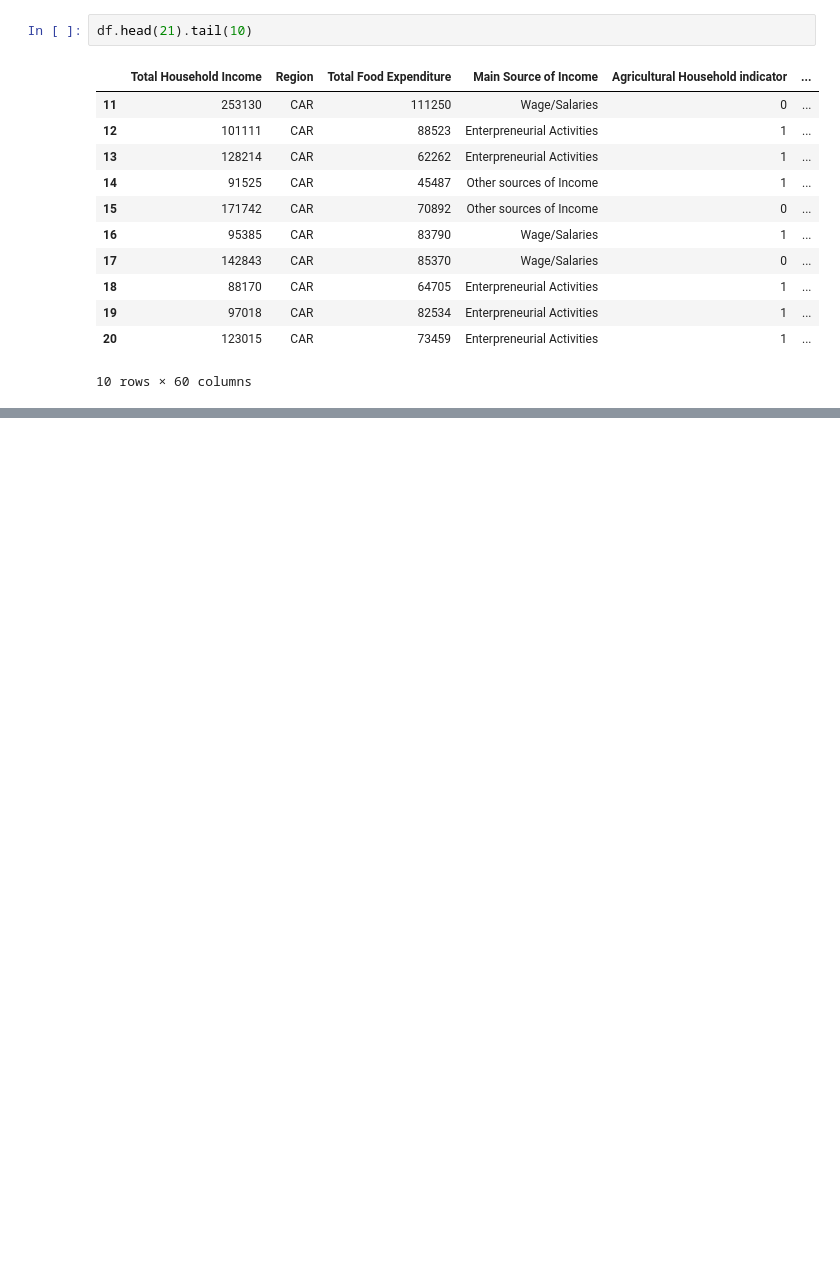
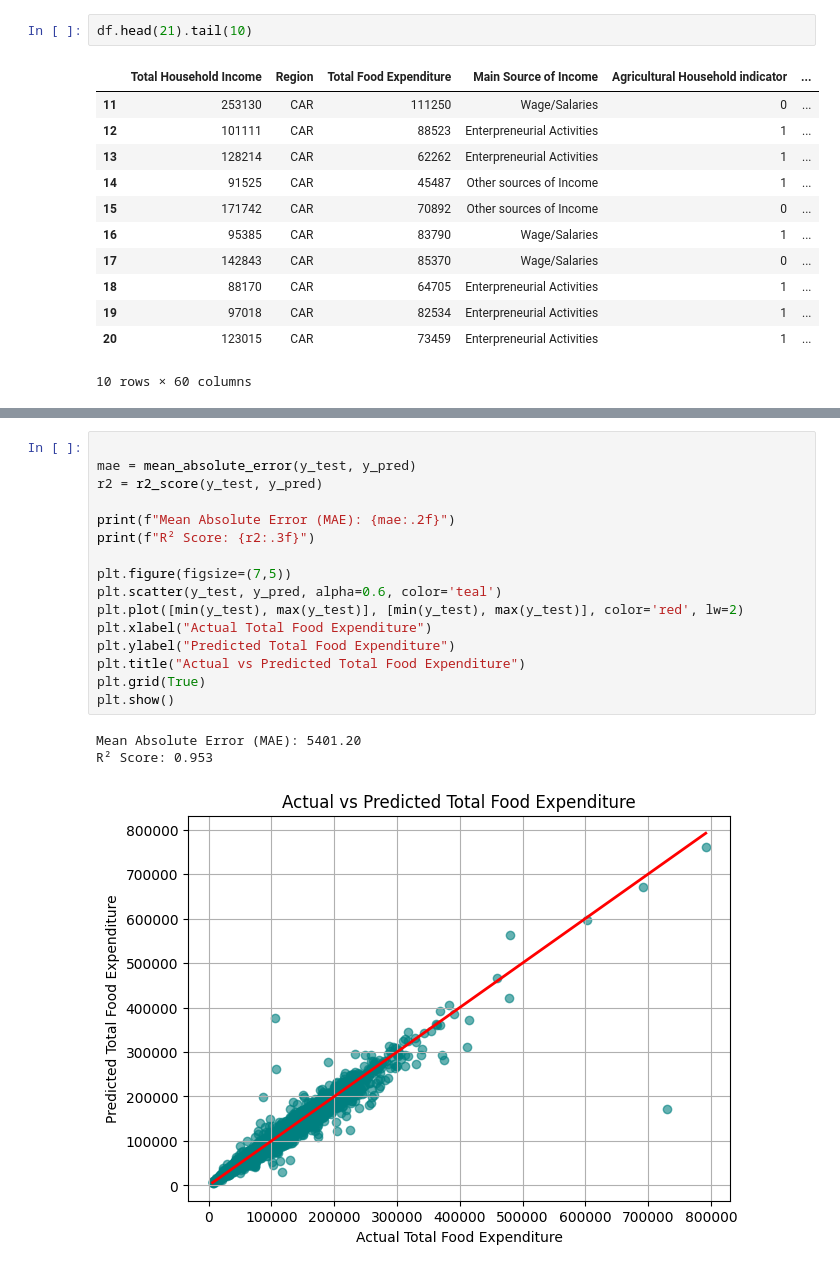
Before and after one commit to gemwel/ELEC303_DATA_ANALYSIS, a Jupyter notebook: Finals_Project_Perez_3B.ipynb, the cells around one changed output, grey strips where cells are left out. Drawn from its saved outputs; the diff is of its cells as text; blank space fills up the shorter version.

```diff
--- a/Finals_Project_Perez_3B.ipynb
+++ b/Finals_Project_Perez_3B.ipynb
@@ -210,0 +192,20 @@ plt.show()
+# %%
+
+mae = mean_absolute_error(y_test, y_pred)
+r2 = r2_score(y_test, y_pred)
+
+print(f"Mean Absolute Error (MAE): {mae:.2f}")
+print(f"R² Score: {r2:.3f}")
+
+plt.figure(figsize=(7,5))
+plt.scatter(y_test, y_pred, alpha=0.6, color='teal')
+plt.plot([min(y_test), max(y_test)], [min(y_test), max(y_test)], color='red', lw=2)
+plt.xlabel("Actual Total Food Expenditure")
+plt.ylabel("Predicted Total Food Expenditure")
+plt.title("Actual vs Predicted Total Food Expenditure")
+plt.grid(True)
+plt.show()
+# %% [output]
+Mean Absolute Error (MAE): 5401.20
+R² Score: 0.953
+[figure, added]
```
Also changed, not shown: parts of 21 cells of this notebook.
